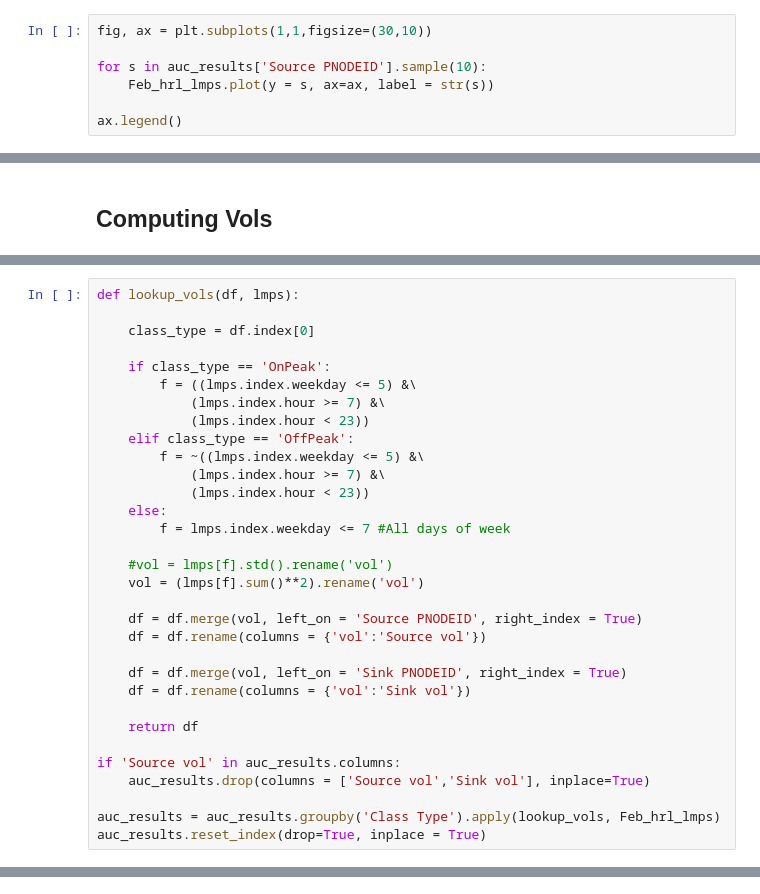
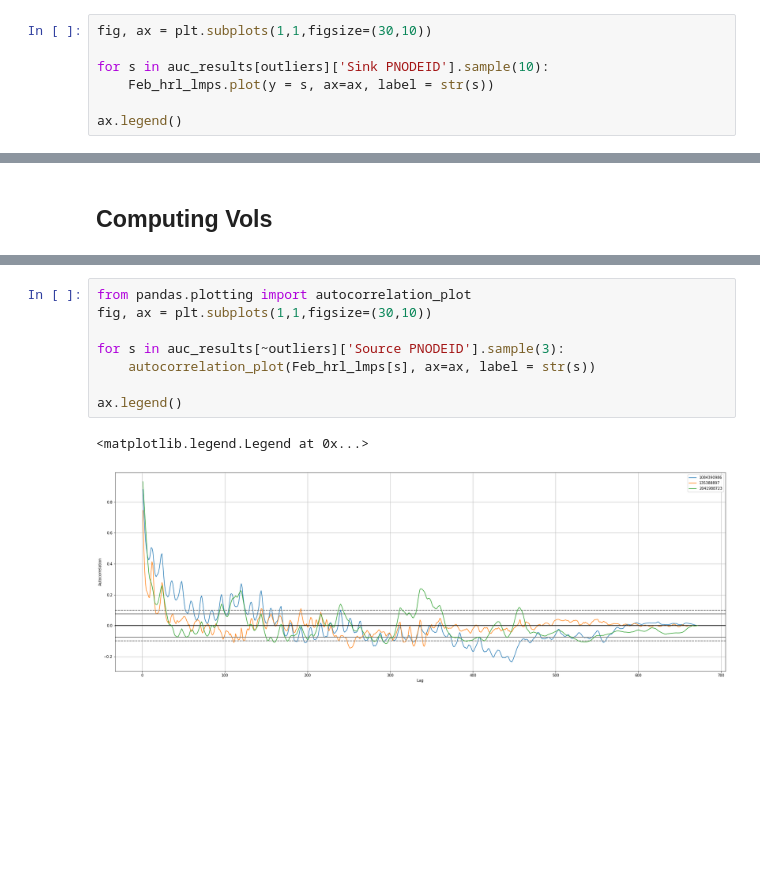
Before and after one commit to benkrakoff/FTR_project, a Jupyter notebook: FTR Exploration Code.ipynb, the cells around one changed output, grey strips where cells are left out. Cells and saved outputs as stored; diff of their text form; blank space fills up the shorter version.

```diff
--- a/FTR Exploration Code.ipynb
+++ b/FTR Exploration Code.ipynb
@@ -131,7 +132,7 @@ Feb_hrl_lmps.sort_index(inplace=True)
 # %%
 fig, ax = plt.subplots(1,1,figsize=(30,10))
 
-for s in auc_results['Source PNODEID'].sample(10):
+for s in auc_results[outliers]['Sink PNODEID'].sample(10):
     Feb_hrl_lmps.plot(y = s, ax=ax, label = str(s))
 
 ax.legend()
@@ -163,32 +163,0 @@ Feb_hrl_lmps.plot(y = node_id, ax = ax)
-# %%
-def lookup_vols(df, lmps):
-
-    class_type = df.index[0]
-
-    if class_type == 'OnPeak':
-        f = ((lmps.index.weekday <= 5) &\
-            (lmps.index.hour >= 7) &\
-            (lmps.index.hour < 23))
-    elif class_type == 'OffPeak':
-        f = ~((lmps.index.weekday <= 5) &\
-            (lmps.index.hour >= 7) &\
-            (lmps.index.hour < 23))
-    else:
-        f = lmps.index.weekday <= 7 #All days of week
-
-    #vol = lmps[f].std().rename('vol')
-    vol = (lmps[f].sum()**2).rename('vol')
-
-    df = df.merge(vol, left_on = 'Source PNODEID', right_index = True)
-    df = df.rename(columns = {'vol':'Source vol'})
-
-    df = df.merge(vol, left_on = 'Sink PNODEID', right_index = True)
-    df = df.rename(columns = {'vol':'Sink vol'})
-
-    return df
-
-if 'Source vol' in auc_results.columns:
-    auc_results.drop(columns = ['Source vol','Sink vol'], inplace=True)
-
-auc_results = auc_results.groupby('Class Type').apply(lookup_vols, Feb_hrl_lmps)
-auc_results.reset_index(drop=True, inplace = True)
@@ -201,0 +164,11 @@ auc_results.sample(3)
+# %%
+from pandas.plotting import autocorrelation_plot
+fig, ax = plt.subplots(1,1,figsize=(30,10))
+
+for s in auc_results[~outliers]['Source PNODEID'].sample(3):
+    autocorrelation_plot(Feb_hrl_lmps[s], ax=ax, label = str(s))
+
+ax.legend()
+# %% [output]
+<matplotlib.legend.Legend at 0x...>
+[figure, added]
```
Also changed, not shown: parts of 41 cells of this notebook, 1 other file.
